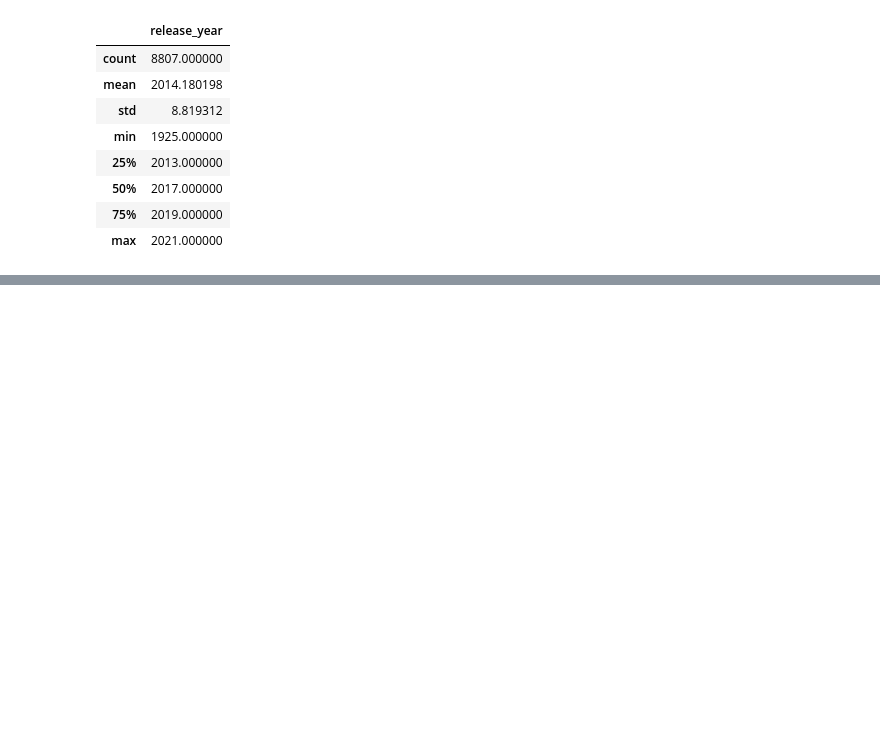
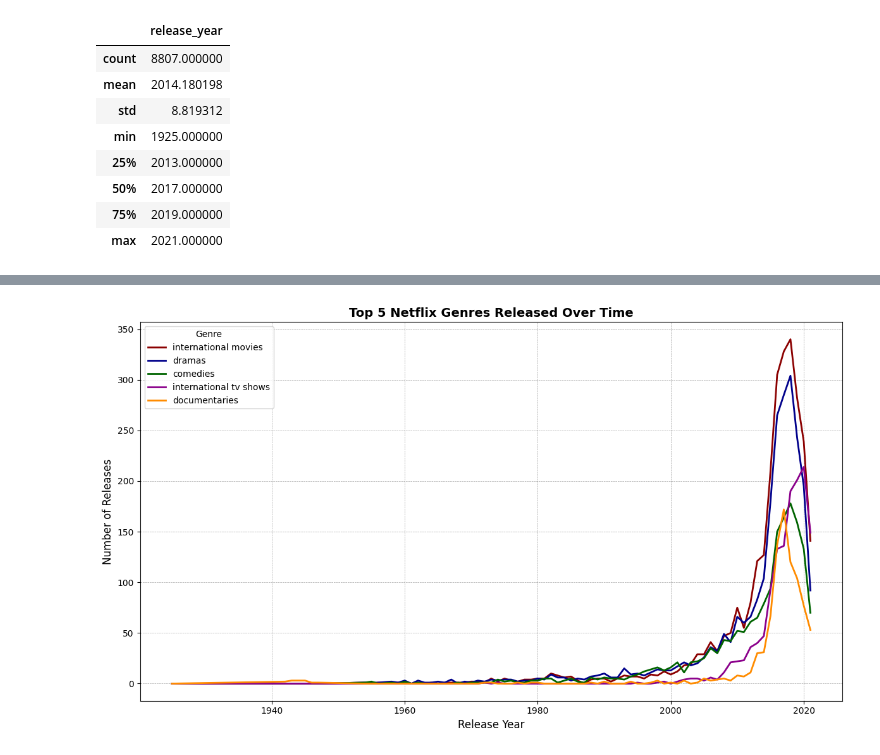
Before and after one commit to Mahaburalam/Netflix-movie-data-analysis, a Jupyter notebook: Netflix movie data analysis.ipynb, the cells around one changed output, grey strips where cells are left out. Cells and saved outputs as stored; diff of their text form; code cells hidden in the pictures; blank space fills up the shorter version.

```diff
--- a/Netflix movie data analysis.ipynb
+++ b/Netflix movie data analysis.ipynb
@@ -164,0 +233,25 @@ plt.show()
+# %%
+numeric_mask = pd.to_numeric(netflix_df.loc[movie_mask, 'duration'], errors='coerce')
+
+netflix_df.loc[movie_mask & (numeric_mask > 300), 'duration'] = 90
+netflix_df.loc[movie_mask & (numeric_mask < 30), 'type'] = "Short Movie"
+
+movies = netflix_df[netflix_df["type"] == "Movie"].copy()
+short_movies = netflix_df[netflix_df["type"] == "Short Movie"].copy()
+# %%
+palette = ["darkred","darkblue","darkgreen","darkmagenta","darkorange"]
+genre_year_df = netflix_df[['release_year', 'listed_in']].copy()
+genre_year_df = genre_year_df.assign(
+    genre=genre_year_df['listed_in'].str.split(',')
+).explode('genre')
+
+genre_year_df['genre'] = genre_year_df['genre'].str.strip().str.lower()
+genre_counts = genre_year_df.groupby(['release_year', 'genre']).size().unstack(fill_value=0)
+top_genres = genre_counts.sum().sort_values(ascending=False).head(5)
+
+genre_counts[top_genres.index].plot(figsize=(12, 7), linewidth=2,color=palette)
+add_plot_labels("Top 5 Netflix Genres Released Over Time","Release Year","Number of Releases","Genre",True)
+plt.tight_layout()
+plt.show()
+# %% [output]
+[figure, added]
```
Also changed, not shown: parts of 14 cells of this notebook.
